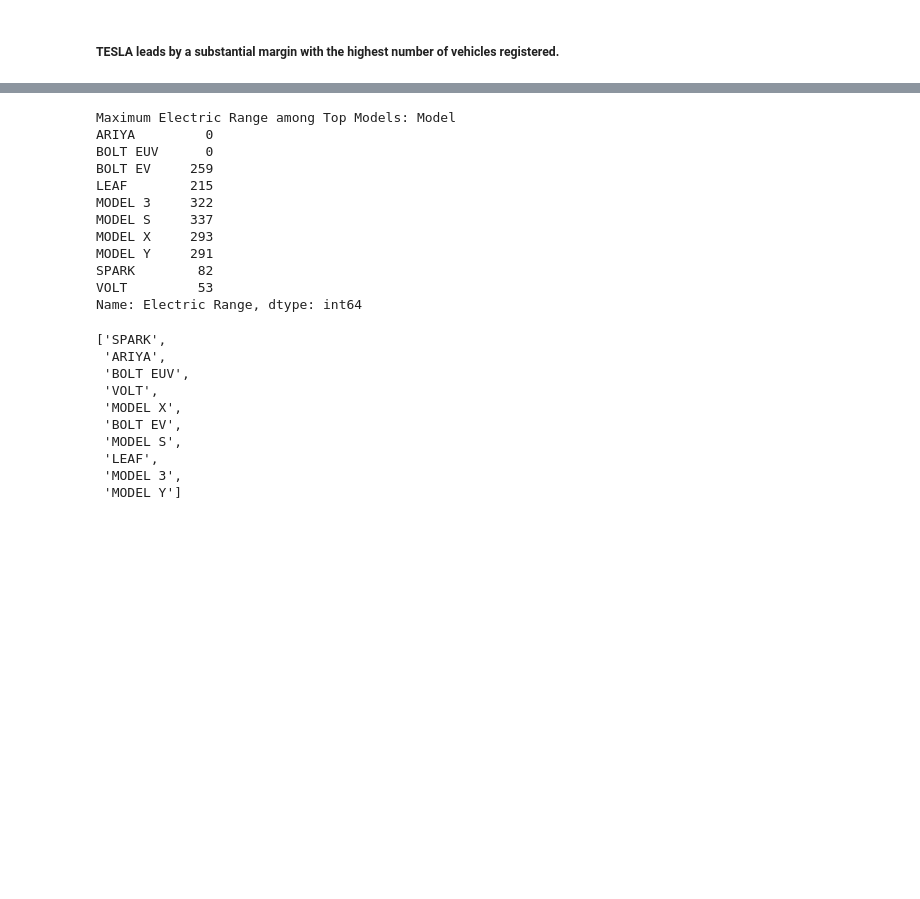
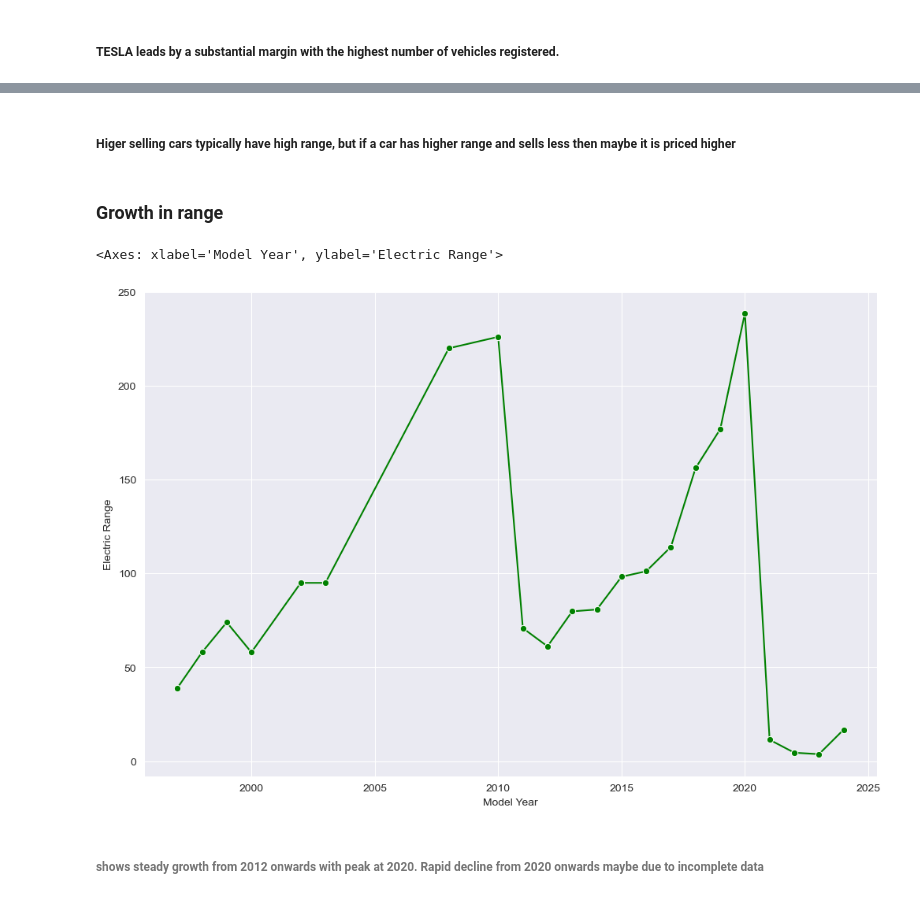
Before and after one commit to wp225/Data_Science_Practice, a Jupyter notebook: Case Study(EV)/EV_CaseStudy.ipynb, the cells around one changed output, grey strips where cells are left out. Cells and saved outputs as stored; diff of their text form; code cells hidden in the pictures; blank space fills up the shorter version.

```diff
--- a/Case Study(EV)/EV_CaseStudy.ipynb
+++ b/Case Study(EV)/EV_CaseStudy.ipynb
@@ -156,34 +169,13 @@ plt.show()
-# %%
-top_models = ev_distirbution_make_model.tail(10)['Model'].tolist()
-filtered_ev_df = ev_df[ev_df['Model'].isin(top_models)]
-
-# Find the maximum electric range among the filtered top models
-max_ranges_per_model = filtered_ev_df.groupby('Model')['Electric Range'].max()
-
-print("Maximum Electric Range among Top Models:", max_ranges_per_model)
-# %% [output]
-Maximum Electric Range among Top Models: Model
-ARIYA         0
-BOLT EUV      0
-BOLT EV     259
-LEAF        215
-MODEL 3     322
-MODEL S     337
-MODEL X     293
-MODEL Y     291
-SPARK        82
-VOLT         53
-Name: Electric Range, dtype: int64
-# %%
-top_models
-# %% [output]
-['SPARK',
- 'ARIYA',
- 'BOLT EUV',
- 'VOLT',
- 'MODEL X',
- 'BOLT EV',
- 'MODEL S',
- 'LEAF',
- 'MODEL 3',
- 'MODEL Y']
+# %% [markdown]
+##### Higer selling cars typically have high range, but if a car has higher range and sells less then maybe it is priced higher
+# %% [markdown]
+### Growth in range
+# %%
+range_year = ev_df.groupby('Model Year')['Electric Range'].mean().reset_index(name='Electric Range').tail(30)
+plt.figure(figsize=(12, 8))
+sns.lineplot(x='Model Year', y='Electric Range', data=range_year,color='green', marker='o')
+# %% [output]
+<Axes: xlabel='Model Year', ylabel='Electric Range'>
+[figure, added]
+# %% [markdown]
+###### shows steady growth from 2012 onwards with peak at 2020. Rapid decline from 2020 onwards maybe due to incomplete data
```
Also changed, not shown: parts of 8 cells of this notebook.
